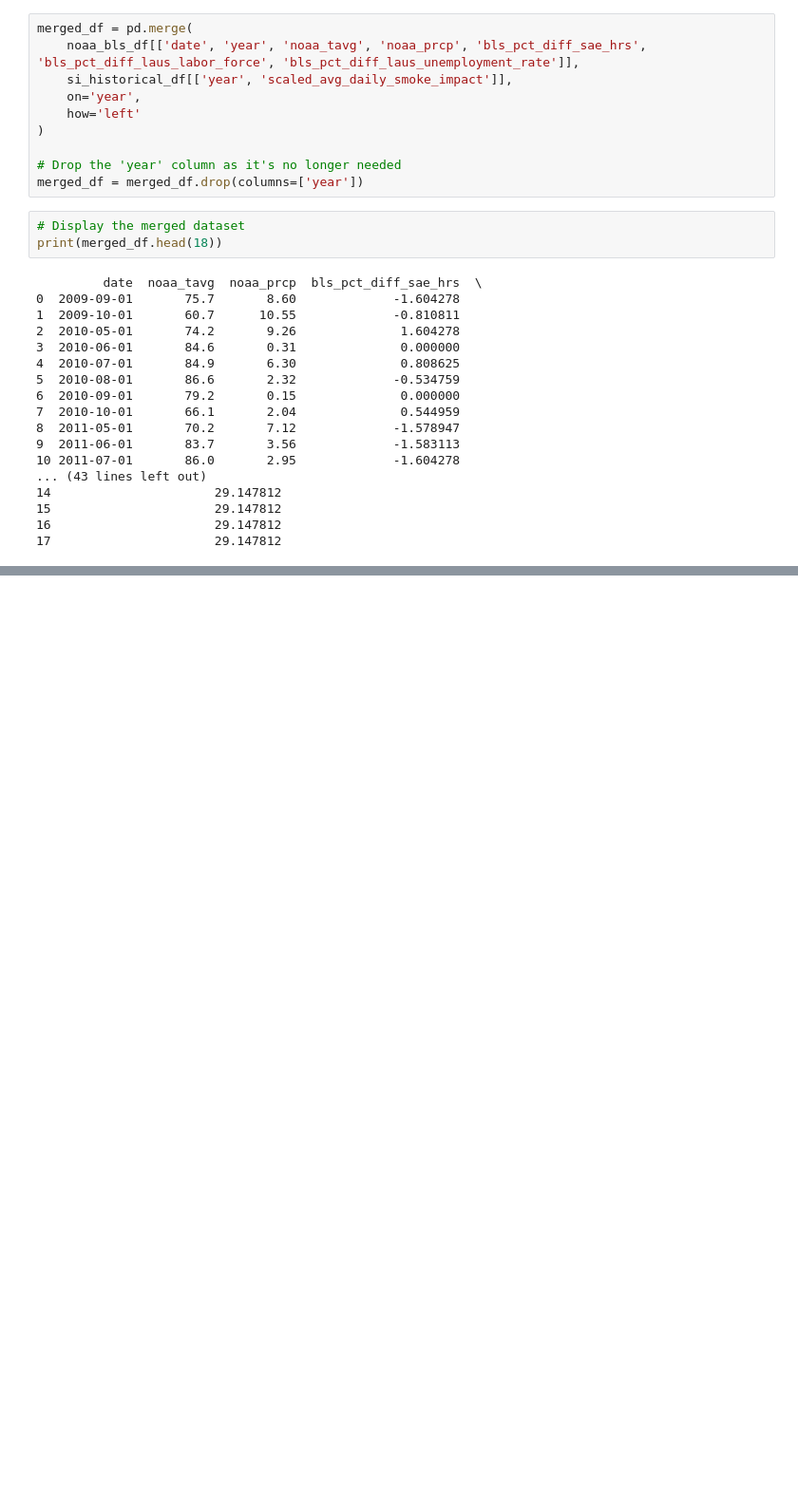
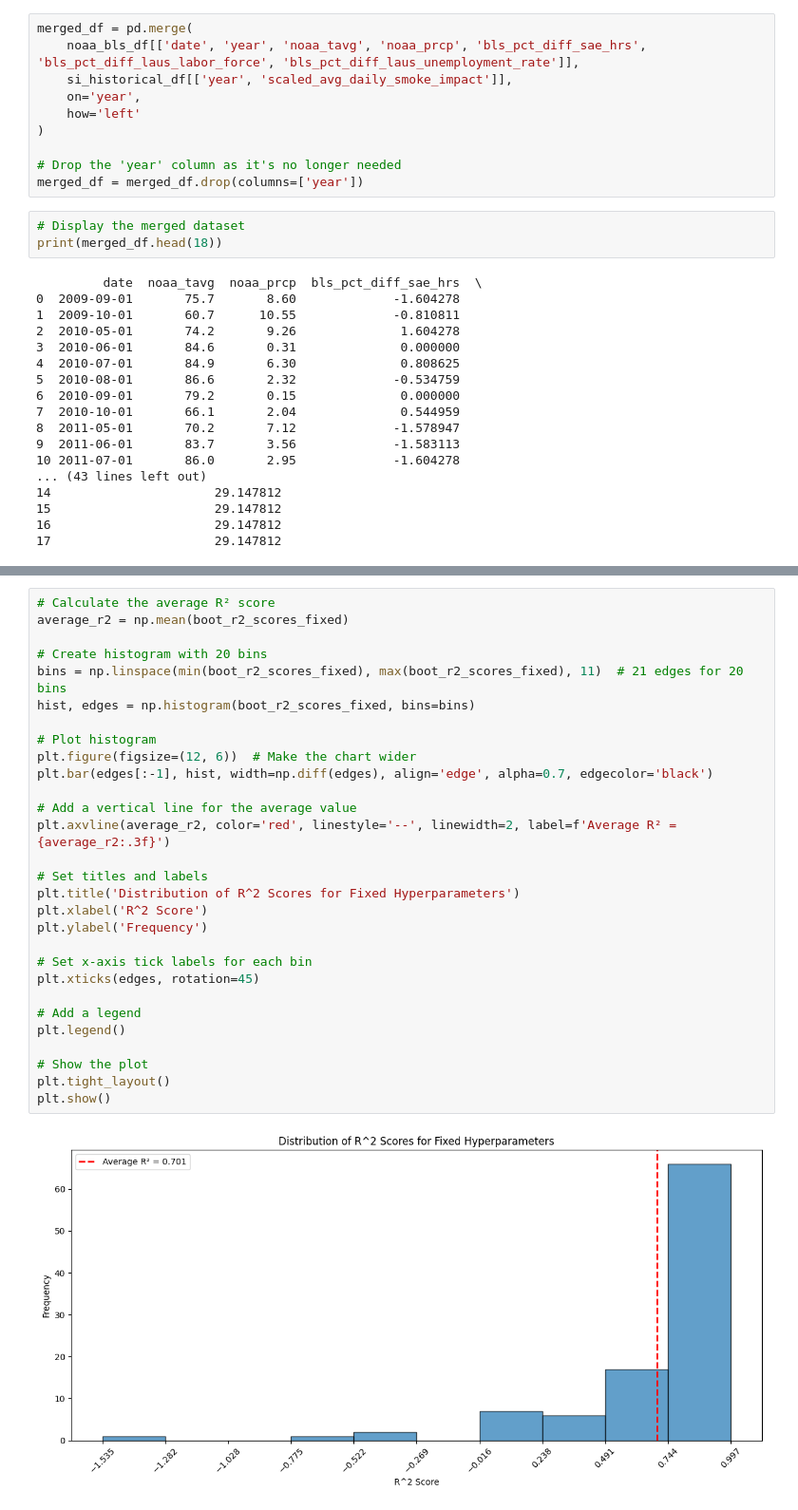
Before and after one commit to debsubdavis/data512-project, a Jupyter notebook: 02_economic_impact_model/stage3_model_training.ipynb, the cells around one changed output, grey strips where cells are left out. Shown: that part at 95% size. Cells and saved outputs as stored; diff of their text form; blank space fills up the shorter version.

```diff
--- a/02_economic_impact_model/stage3_model_training.ipynb
+++ b/02_economic_impact_model/stage3_model_training.ipynb
@@ -164,0 +356,31 @@ print(merged_df.head(18))
+# %%
+# Calculate the average R² score
+average_r2 = np.mean(boot_r2_scores_fixed)
+
+# Create histogram with 20 bins
+bins = np.linspace(min(boot_r2_scores_fixed), max(boot_r2_scores_fixed), 11)  # 21 edges for 20 bins
+hist, edges = np.histogram(boot_r2_scores_fixed, bins=bins)
+
+# Plot histogram
+plt.figure(figsize=(12, 6))  # Make the chart wider
+plt.bar(edges[:-1], hist, width=np.diff(edges), align='edge', alpha=0.7, edgecolor='black')
+
+# Add a vertical line for the average value
+plt.axvline(average_r2, color='red', linestyle='--', linewidth=2, label=f'Average R² = {average_r2:.3f}')
+
+# Set titles and labels
+plt.title('Distribution of R^2 Scores for Fixed Hyperparameters')
+plt.xlabel('R^2 Score')
+plt.ylabel('Frequency')
+
+# Set x-axis tick labels for each bin
+plt.xticks(edges, rotation=45)
+
+# Add a legend
+plt.legend()
+
+# Show the plot
+plt.tight_layout()
+plt.show()
+# %% [output]
+[figure, added]
```
Also changed, not shown: parts of 10 cells of this notebook, 5 other files.
